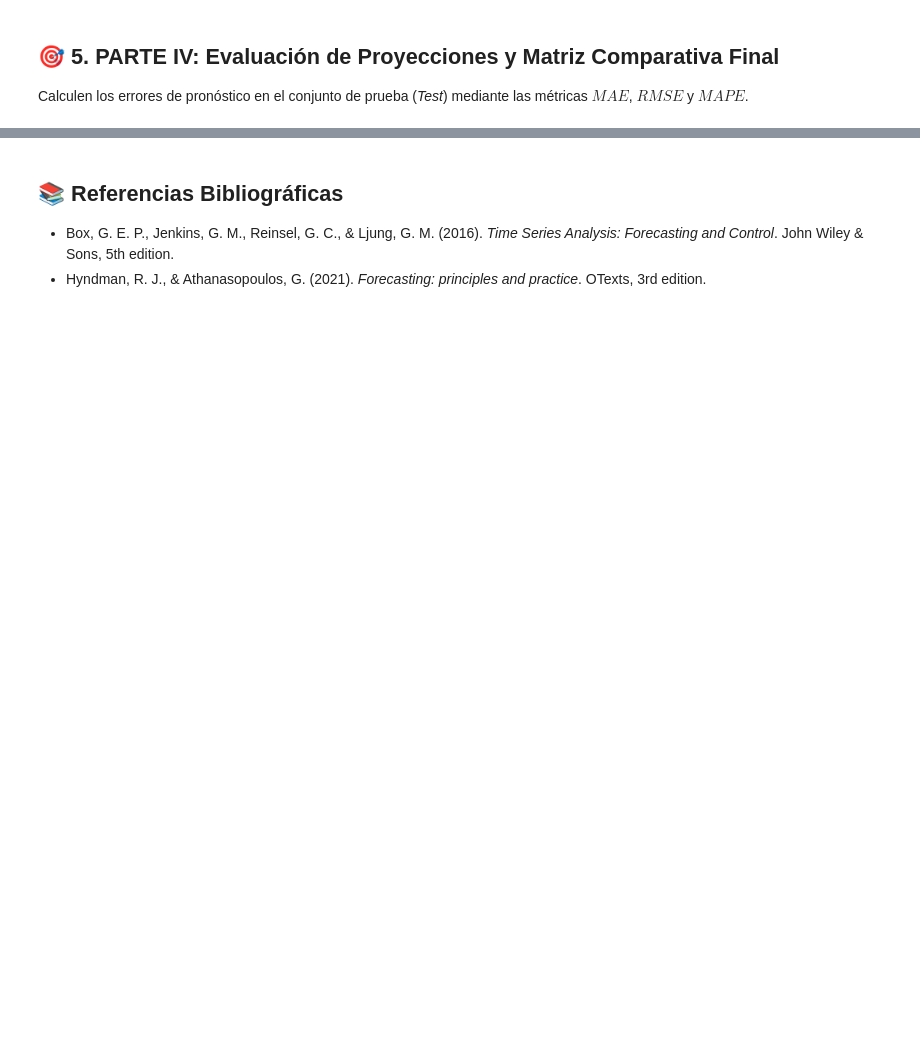
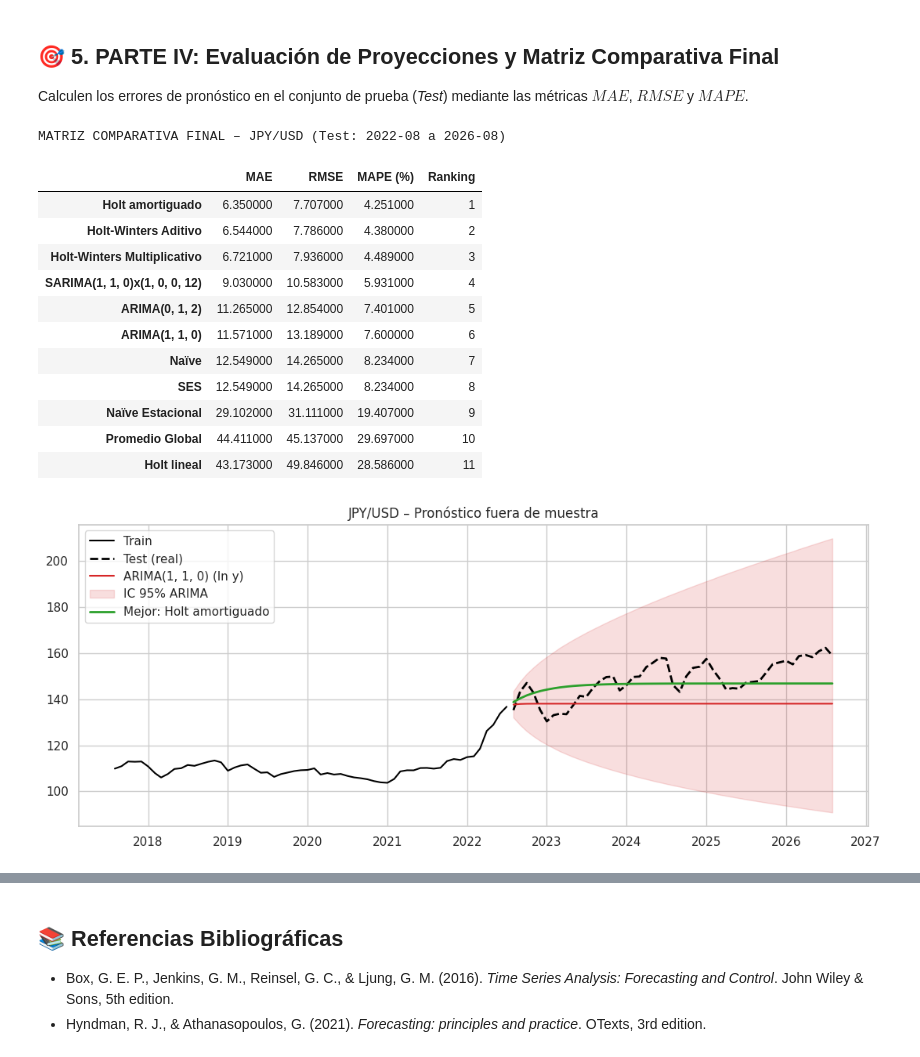
Before and after one commit to arosteguicp/TimeSeries1, a Jupyter notebook: Copia_de_Proyecto_de_Medio_Curso_Guía_de_Implementación (1).ipynb, the cells around one changed output, grey strips where cells are left out. Cells and saved outputs as stored; diff of their text form; code cells hidden in the pictures; blank space fills up the shorter version.

Commit message:
rptas a las preguntas data1

```diff
--- a/Copia_de_Proyecto_de_Medio_Curso_Guía_de_Implementación (1).ipynb
+++ b/Copia_de_Proyecto_de_Medio_Curso_Guía_de_Implementación (1).ipynb
@@ -502,16 +564,61 @@ Raíces MA: no hay (polinomio = 1) -> Invertible trivialmente
 ## 🎯 5. PARTE IV: Evaluación de Proyecciones y Matriz Comparativa Final
 
 Calculen los errores de pronóstico en el conjunto de prueba (*Test*) mediante las métricas $MAE$, $RMSE$ y $MAPE$.
-# %%
-# TODO (Alumno): Definir función de métricas de error
-
-def calcular_metricas(y_true, y_pred):
-    mae = np.mean(np.abs(y_true - y_pred))
-    rmse = np.sqrt(np.mean((y_true - y_pred)**2))
-    mape = np.mean(np.abs((y_true - y_pred) / y_true)) * 100
-    return {'MAE': mae, 'RMSE': rmse, 'MAPE (%)': mape}
-
-# TODO (Alumno): Construir la Matriz Comparativa Final con todos los modelos evaluados
+# %%
+# ==============================================================================
+# 5. PRONÓSTICOS OUT-OF-SAMPLE Y MATRIZ COMPARATIVA FINAL
+# ==============================================================================
+def pronostico_arima(train_log, test, order, seasonal_order):
+    m = ARIMA(train_log, order=order, seasonal_order=seasonal_order).fit()
+    fc = m.get_forecast(len(test))
+    media = np.exp(fc.predicted_mean)                 # regreso a la escala original
+    ic = np.exp(fc.conf_int(alpha=0.05))
+    media.index = ic.index = test.index
+    return media, ic
+
+def matriz_final(test, pred_dict, nombre):
+    tabla = pd.DataFrame({k: calcular_metricas(test, v) for k, v in pred_dict.items()}).T
+    tabla = tabla.sort_values('RMSE')
+    tabla['Ranking'] = range(1, len(tabla) + 1)
+    print(f"MATRIZ COMPARATIVA FINAL – {nombre} (Test: {test.index[0]:%Y-%m} a {test.index[-1]:%Y-%m})")
+    display(tabla.round(3).style.highlight_min(subset=['MAE', 'RMSE', 'MAPE (%)'], color='lightgreen'))
+    return tabla
+
+# Modelo Box-Jenkins seleccionado + dos alternativas del grid para contraste
+pred_arima_B = {}
+for o, so in [(orden_B, orden_est_B), ((0, 1, 2), (0, 0, 0, 12)), ((1, 1, 0), (1, 0, 0, 12))]:
+    etiqueta = f"ARIMA{o}" if so[:3] == (0, 0, 0) else f"SARIMA{o}x{so}"
+    pred_arima_B[etiqueta], ic = pronostico_arima(train_B_log, test_B, o, so)
+    if o == orden_B and so == orden_est_B:
+        ic_B, etiqueta_opt_B = ic, etiqueta
+
+todas_pred_B = {**pred_B, **pred_arima_B}
+tabla_final_B = matriz_final(test_B, todas_pred_B, 'JPY/USD')
+
+# Gráfico: mejor modelo vs ARIMA seleccionado con IC 95%
+mejor_B = tabla_final_B.index[0]
+fig, ax = plt.subplots(figsize=(13, 5))
+ax.plot(train_B.iloc[-60:], color='black', label='Train')
+ax.plot(test_B, color='black', ls='--', lw=2, label='Test (real)')
+ax.plot(pred_arima_B[etiqueta_opt_B], color='tab:red', label=etiqueta_opt_B + ' (ln y)')
+ax.fill_between(ic_B.index, ic_B.iloc[:, 0], ic_B.iloc[:, 1], color='tab:red', alpha=0.15, label='IC 95% ARIMA')
+ax.plot(todas_pred_B[mejor_B], color='tab:green', lw=2, label=f'Mejor: {mejor_B}')
+ax.set_title('JPY/USD – Pronóstico fuera de muestra'); ax.legend(); plt.show()
+# %% [output]
+MATRIZ COMPARATIVA FINAL – JPY/USD (Test: 2022-08 a 2026-08)
+|  | MAE | RMSE | MAPE (%) | Ranking |
+| Holt amortiguado | 6.350000 | 7.707000 | 4.251000 | 1 |
+| Holt-Winters Aditivo | 6.544000 | 7.786000 | 4.380000 | 2 |
+| Holt-Winters Multiplicativo | 6.721000 | 7.936000 | 4.489000 | 3 |
+| SARIMA(1, 1, 0)x(1, 0, 0, 12) | 9.030000 | 10.583000 | 5.931000 | 4 |
+| ARIMA(0, 1, 2) | 11.265000 | 12.854000 | 7.401000 | 5 |
+| ARIMA(1, 1, 0) | 11.571000 | 13.189000 | 7.600000 | 6 |
+| Naïve | 12.549000 | 14.265000 | 8.234000 | 7 |
+| SES | 12.549000 | 14.265000 | 8.234000 | 8 |
+| Naïve Estacional | 29.102000 | 31.111000 | 19.407000 | 9 |
+| Promedio Global | 44.411000 | 45.137000 | 29.697000 | 10 |
+| Holt lineal | 43.173000 | 49.846000 | 28.586000 | 11 |
+[figure, added]
 # %% [markdown]
 ### 🧠 Pregunta 4.1:
 > Presenten la tabla comparativa final de proyecciones fuera de muestra. ¿Qué modelo obtuvo el mejor rendimiento global para cada serie? Discutan las razones prácticas y teóricas que explican este resultado.
```
Also changed, not shown: parts of 12 cells of this notebook.
